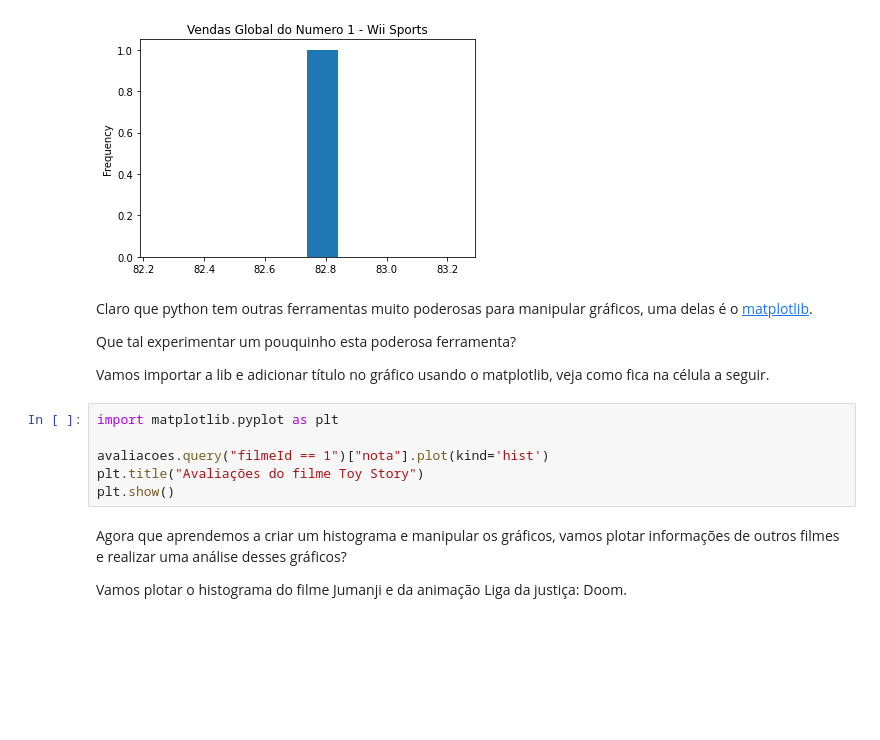
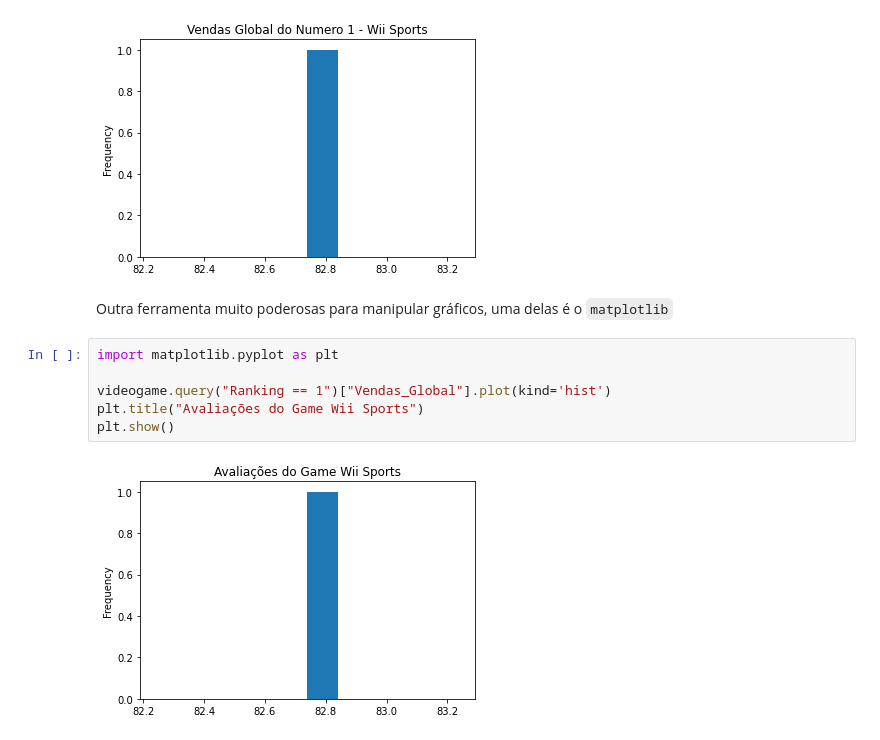
Before and after one commit to CamilaReis/dataset_filmes, a Jupyter notebook: Analise_de_Dados_Facid.ipynb, the cells around one changed output. Cells and saved outputs as stored; diff of their text form; blank space fills up the shorter version.

```diff
--- a/Analise_de_Dados_Facid.ipynb
+++ b/Analise_de_Dados_Facid.ipynb
@@ -170,20 +150,14 @@ videogame.query("Ranking == 1")["Vendas_Global"].plot(kind='hist',
 # %% [output]
 <matplotlib.axes._subplots.AxesSubplot at 0x...>
 [figure]
-# %% [markdown]
-Claro que python tem outras ferramentas muito poderosas para manipular gráficos, uma delas é o [matplotlib](https://matplotlib.org/).
-
-Que tal experimentar um pouquinho esta poderosa ferramenta?
-
-Vamos importar a lib e adicionar título no gráfico usando o matplotlib, veja como fica na célula a seguir.
+# %% [markdown]
+Outra ferramenta muito poderosas para manipular gráficos, uma delas é o `matplotlib`
 # %%
 import matplotlib.pyplot as plt
 
-avaliacoes.query("filmeId == 1")["nota"].plot(kind='hist')
-plt.title("Avaliações do filme Toy Story")
+videogame.query("Ranking == 1")["Vendas_Global"].plot(kind='hist')
+plt.title("Avaliações do Game Wii Sports")
 plt.show()
+# %% [output]
+[figure, added]
-# %% [markdown]
-Agora que aprendemos a criar um histograma e manipular os gráficos, vamos plotar informações de outros filmes e realizar uma análise desses gráficos?
-
-Vamos plotar o histograma do filme Jumanji e da animação Liga da justiça: Doom.
 # %%
```
Also changed, not shown: parts of 43 cells of this notebook.
